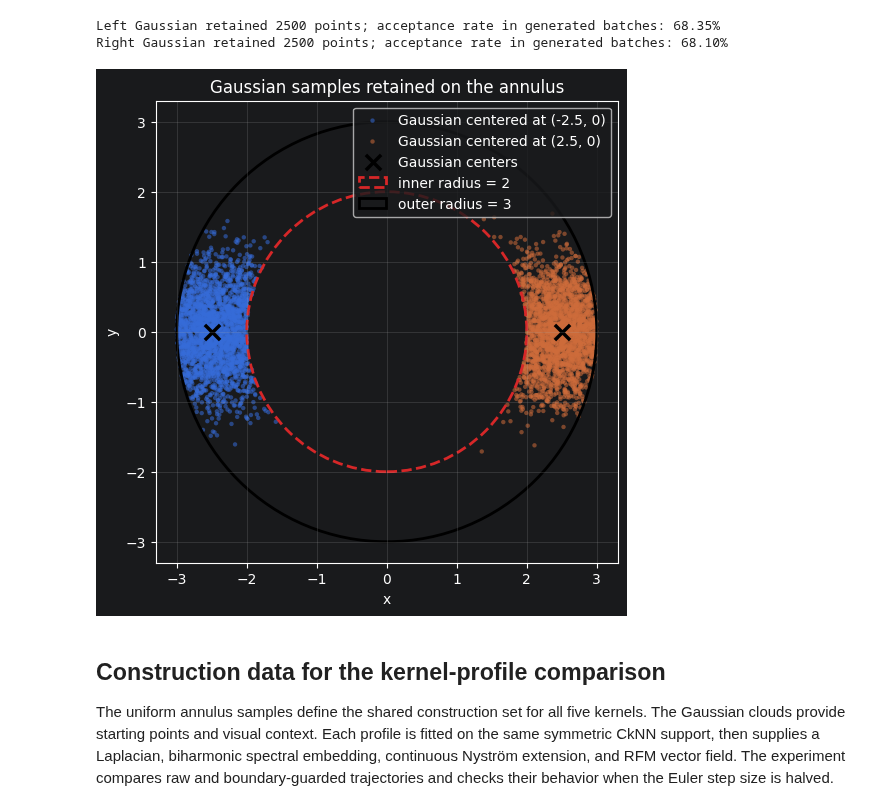
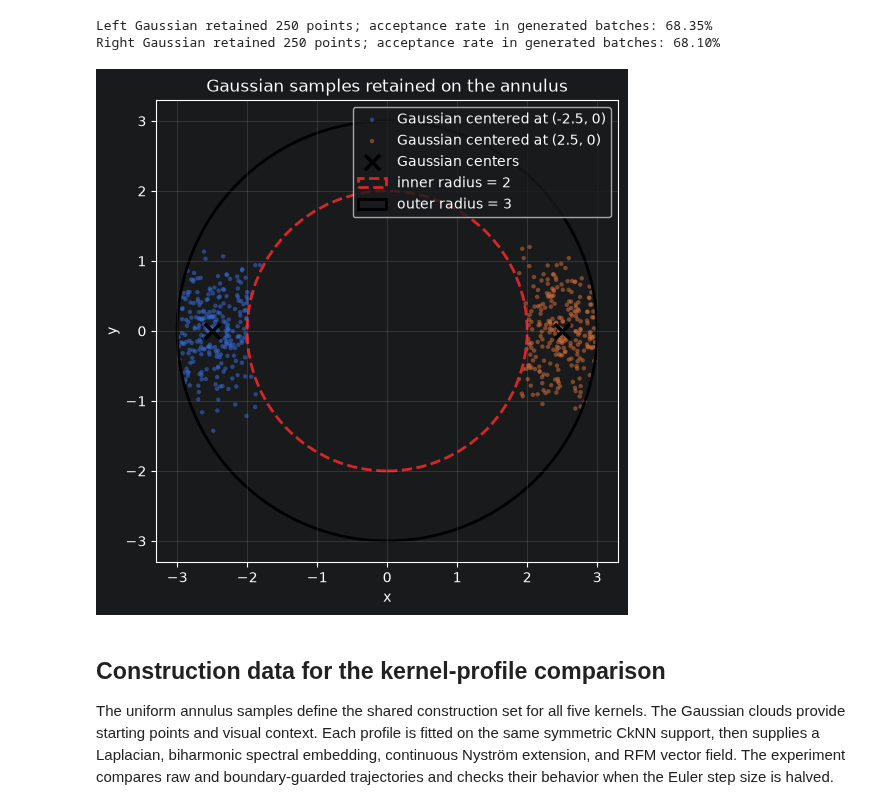
Before and after one commit to markuslaengst/CellFlow, a Jupyter notebook: docs/notebooks/riemannian_toy_example.ipynb, the cells around one changed output. Saved outputs shown, nothing was run; the diff lists cells and outputs as text; code cells hidden in the pictures.

```diff
--- a/docs/notebooks/riemannian_toy_example.ipynb
+++ b/docs/notebooks/riemannian_toy_example.ipynb
@@ -43,7 +43,7 @@ rng = np.random.default_rng(123)
 inner_radius = 2.0
 outer_radius = 3.0
 variance = 0.25
-n_points_per_gaussian = 2_500
+n_points_per_gaussian = 250
 
 mean_left = np.array([-2.5, 0.0])
 mean_right = np.array([2.5, 0.0])
@@ -78,36 +78,36 @@ right_gaussian_points, right_drawn, right_accepted = sample_gaussian_on_annulus(
 
 gaussian_ring_points = np.vstack((left_gaussian_points, right_gaussian_points))
 gaussian_ring_labels = np.concatenate((
     np.zeros(n_points_per_gaussian, dtype=int),
     np.ones(n_points_per_gaussian, dtype=int),
 ))
 
 print(f'Left Gaussian retained {n_points_per_gaussian} points; acceptance rate in generated batches: {left_accepted / left_drawn:.2%}')
 print(f'Right Gaussian retained {n_points_per_gaussian} points; acceptance rate in generated batches: {right_accepted / right_drawn:.2%}')
 
 fig, ax = plt.subplots(figsize=(7, 6))
 ax.scatter(left_gaussian_points[:, 0], left_gaussian_points[:, 1], s=10, alpha=0.55, edgecolors='none', label='Gaussian centered at (-2.5, 0)')
 ax.scatter(right_gaussian_points[:, 0], right_gaussian_points[:, 1], s=10, alpha=0.55, edgecolors='none', label='Gaussian centered at (2.5, 0)')
 ax.scatter([mean_left[0], mean_right[0]], [mean_left[1], mean_right[1]], marker='x', s=120, linewidths=2.5, color='black', label='Gaussian centers')
 
 inner_boundary = plt.Circle((0, 0), inner_radius, fill=False, linestyle='--', color='tab:red', linewidth=2, label='inner radius = 2')
 outer_boundary = plt.Circle((0, 0), outer_radius, fill=False, color='black', linewidth=2, label='outer radius = 3')
 ax.add_patch(inner_boundary)
 ax.add_patch(outer_boundary)
 
 ax.set_aspect('equal', adjustable='box')
 ax.set_xlim(-3.3, 3.3)
 ax.set_ylim(-3.3, 3.3)
 ax.set_xlabel('x')
 ax.set_ylabel('y')
 ax.set_title('Gaussian samples retained on the annulus')
 ax.legend(loc='upper right')
 ax.grid(alpha=0.25)
 plt.show()
 # %% [output]
-Left Gaussian retained 2500 points; acceptance rate in generated batches: 68.35%
-Right Gaussian retained 2500 points; acceptance rate in generated batches: 68.10%
+Left Gaussian retained 250 points; acceptance rate in generated batches: 68.35%
+Right Gaussian retained 250 points; acceptance rate in generated batches: 68.10%
-[figure, old version]
+[figure, new version]
 # %% [markdown]
 ## Construction data for the kernel-profile comparison
 
```
Also changed, not shown: parts of 15 cells of this notebook.
